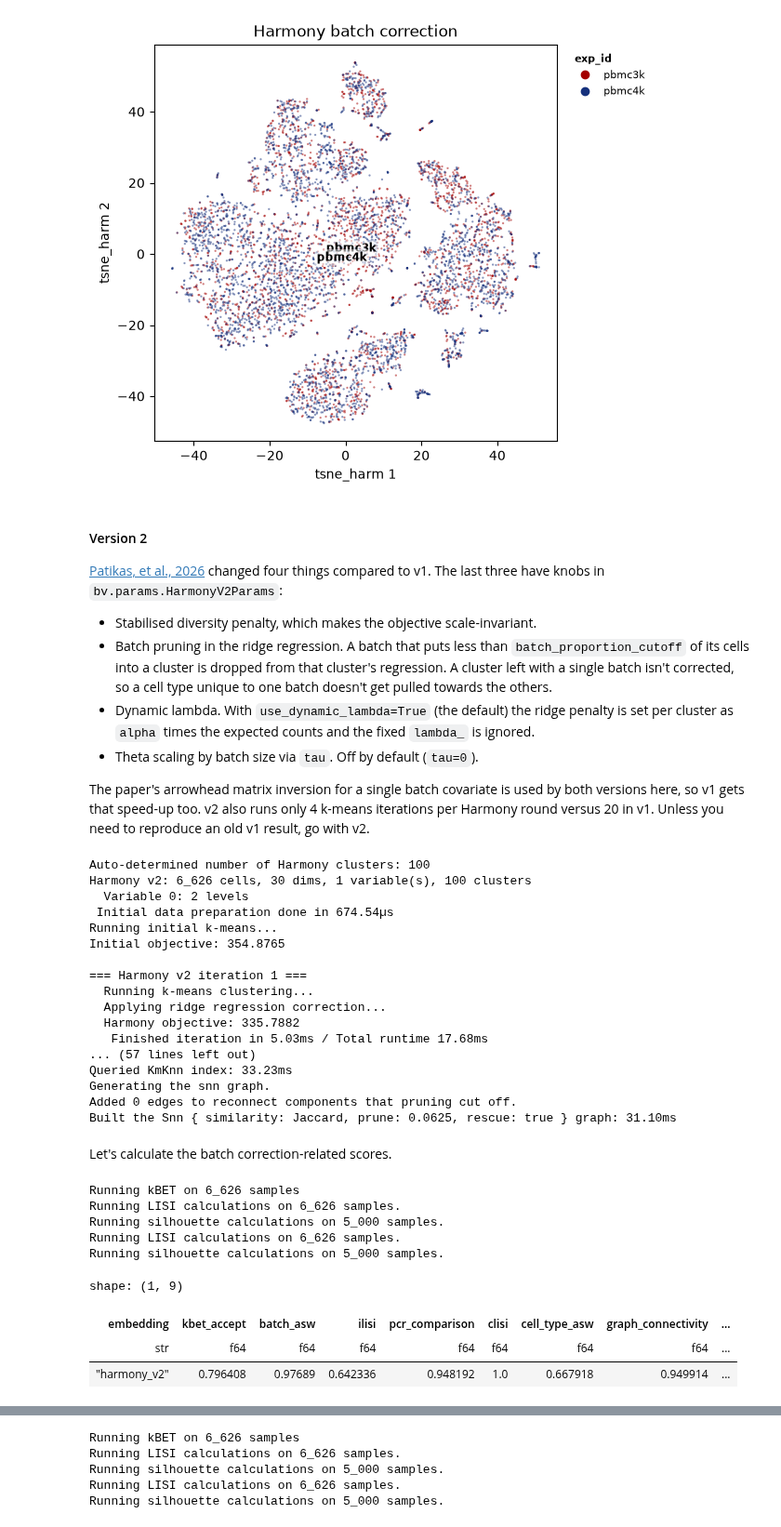
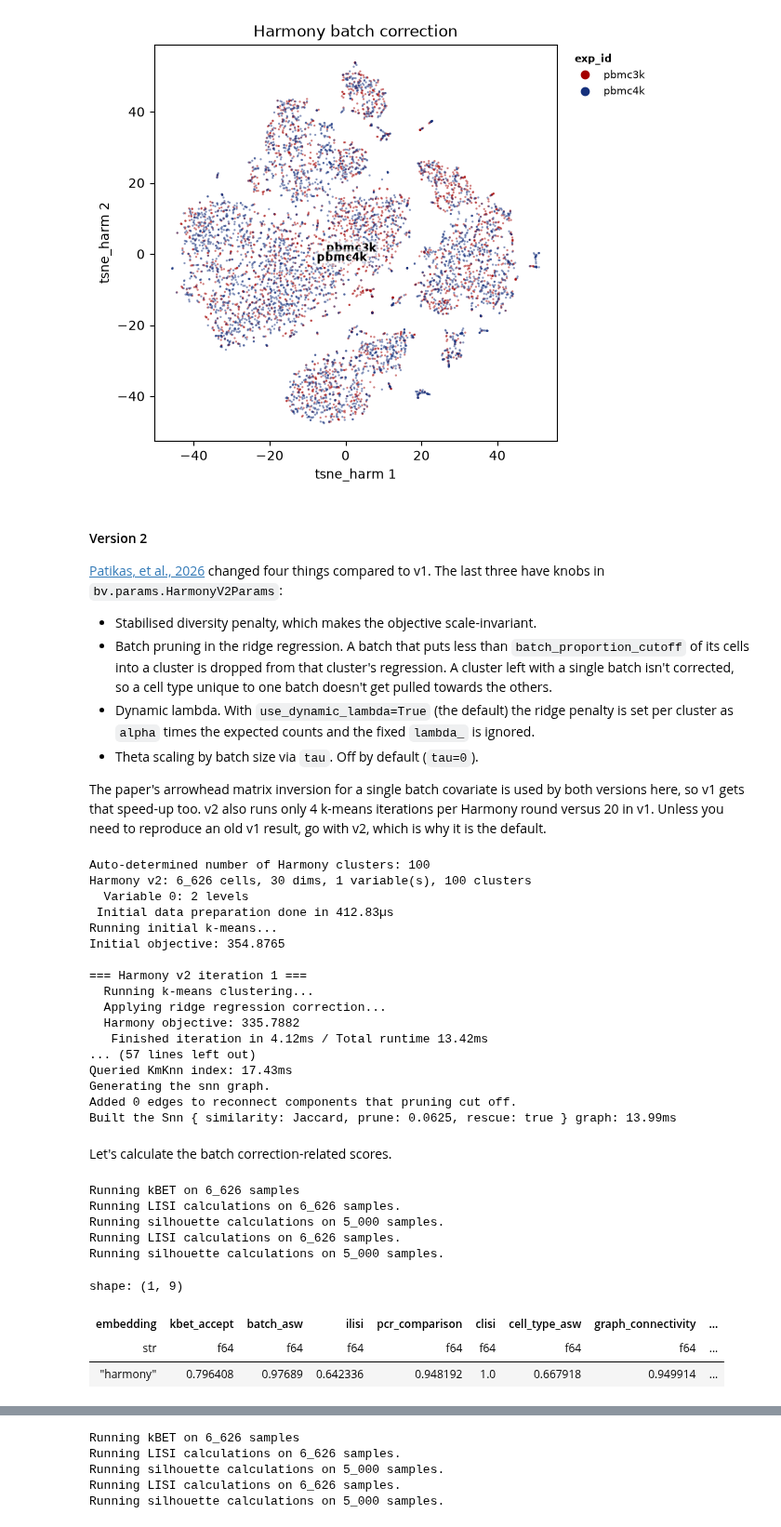
Before and after one commit to GregorLueg/bixverse-rs, a Jupyter notebook: python/docs/vignettes/single_cell_batch_corrections.ipynb, the cells around one changed output, grey strips where cells are left out. Shown at 93% size. Saved outputs shown, nothing was run; the diff lists cells and outputs as text; code cells hidden in the pictures.

```diff
--- a/python/docs/vignettes/single_cell_batch_corrections.ipynb
+++ b/python/docs/vignettes/single_cell_batch_corrections.ipynb
@@ -465,7 +466,7 @@ metrics_df = pl.concat(
     [
         metrics_df,
         bv.integrate.calculate_integration_metrics(
-            sc, "exp_id", cell_type_column="cell_type", embd_to_use="harmony"
+            sc, "exp_id", cell_type_column="cell_type", embd_to_use="harmony_v1"
         ).with_columns(method=pl.lit("Harmony")),
     ]
 )
@@ -516,16 +517,16 @@ changed four things compared to v1. The last three have knobs in
 The paper's arrowhead matrix inversion for a single batch covariate is used
 by both versions here, so v1 gets that speed-up too. v2 also runs only 4
 k-means iterations per Harmony round versus 20 in v1. Unless you need to
-reproduce an old v1 result, go with v2.
+reproduce an old v1 result, go with v2, which is why it is the default.
 # %%
-bv.integrate.harmony_v2(sc, "exp_id")
+bv.integrate.harmony(sc, "exp_id")
 
-bv.graph.find_neighbours(sc, embd_to_use="harmony_v2")
+bv.graph.find_neighbours(sc, embd_to_use="harmony")
 # %% [output]
 Auto-determined number of Harmony clusters: 100
 Harmony v2: 6_626 cells, 30 dims, 1 variable(s), 100 clusters
   Variable 0: 2 levels
- Initial data preparation done in 674.54µs
+ Initial data preparation done in 412.83µs
 Running initial k-means...
 Initial objective: 354.8765
 
@@ -533,35 +534,35 @@ Initial objective: 354.8765
   Running k-means clustering...
   Applying ridge regression correction...
   Harmony objective: 335.7882
-   Finished iteration in 5.03ms / Total runtime 17.68ms
+   Finished iteration in 4.12ms / Total runtime 13.42ms
 ... (57 lines left out)
-Queried KmKnn index: 33.23ms
+Queried KmKnn index: 17.43ms
 Generating the snn graph.
 Added 0 edges to reconnect components that pruning cut off.
-Built the Snn { similarity: Jaccard, prune: 0.0625, rescue: true } graph: 31.10ms
+Built the Snn { similarity: Jaccard, prune: 0.0625, rescue: true } graph: 13.99ms
 # %% [markdown]
 Let's calculate the batch correction-related scores.
 # %%
 metrics_df = pl.concat(
     [
         metrics_df,
         bv.integrate.calculate_integration_metrics(
-            sc, "exp_id", cell_type_column="cell_type", embd_to_use="harmony_v2"
+            sc, "exp_id", cell_type_column="cell_type", embd_to_use="harmony"
         ).with_columns(method=pl.lit("Harmony v2")),
     ]
 )
 
 metrics_df.filter(pl.col("method") == "Harmony v2")
 # %% [output]
 Running kBET on 6_626 samples
 Running LISI calculations on 6_626 samples.
 Running silhouette calculations on 5_000 samples.
 Running LISI calculations on 6_626 samples.
 Running silhouette calculations on 5_000 samples.
 shape: (1, 9)
 | embedding | kbet_accept | batch_asw | ilisi | pcr_comparison | clisi | cell_type_asw | graph_connectivity | ... |
 | str | f64 | f64 | f64 | f64 | f64 | f64 | f64 | ... |
-| "harmony_v2" | 0.796408 | 0.97689 | 0.642336 | 0.948192 | 1.0 | 0.667918 | 0.949914 | ... |
+| "harmony" | 0.796408 | 0.97689 | 0.642336 | 0.948192 | 1.0 | 0.667918 | 0.949914 | ... |
 # %%
 bv.embed.tsne(
     sc,
```
Also changed, not shown: parts of 11 cells of this notebook, 17 other files.
